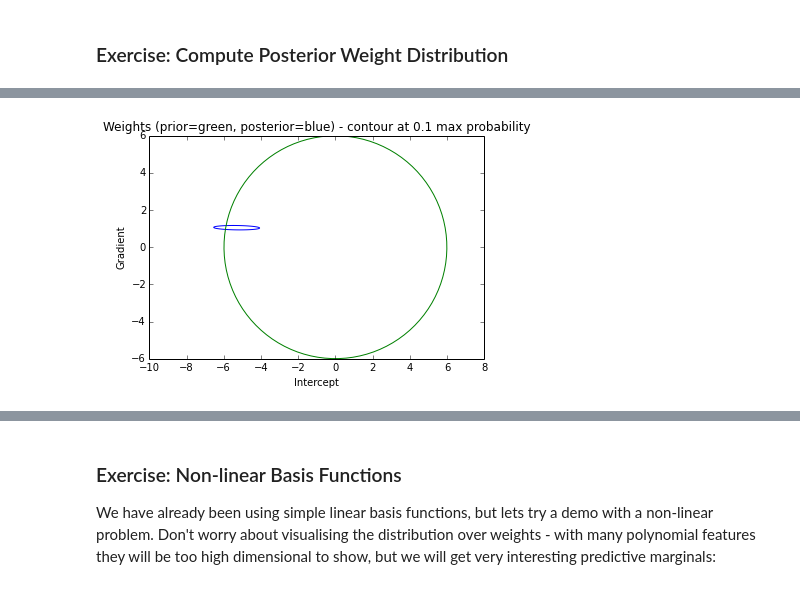
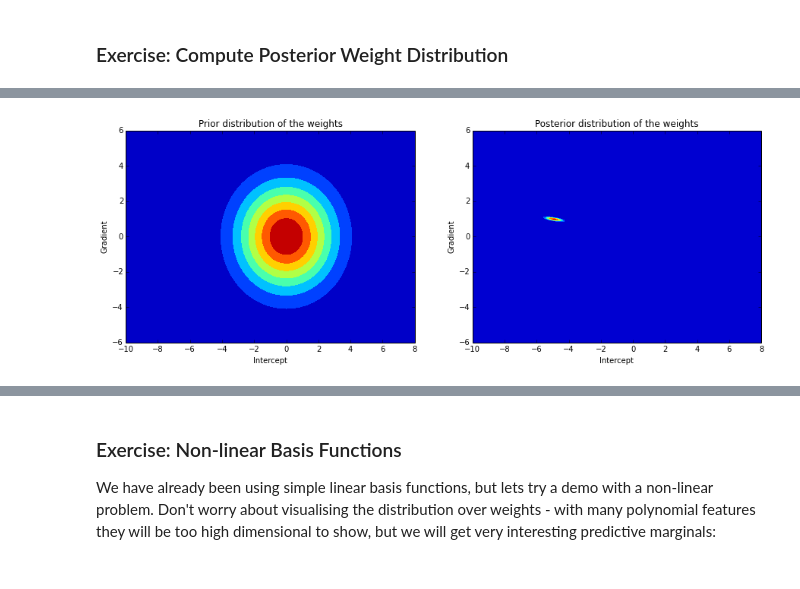
Before and after one commit to NICTA/MLSS, a Jupyter notebook: Linear Regression/linearRegressionAnswers.ipynb, the cells around one changed output, grey strips where cells are left out. Saved outputs shown, nothing was run; the diff lists cells and outputs as text; code cells hidden in the pictures.

```diff
--- a/Linear Regression/linearRegressionAnswers.ipynb
+++ b/Linear Regression/linearRegressionAnswers.ipynb
@@ -471,35 +489,46 @@ pl.show()
 # %%
 # Use 2 features - (1, x) to learn intercept and slope -------------------
 p = 2    # n features...
 n = len(x)
 
 # build a feature vector n*[1, x]
 theta = polyFeatureGen(x,p)
 
 # Define a prior
 alpha = 2**-2           # Weight precision -> Larger alpha 'relaxes' the complexity penalty - try it
 beta  = noiseSTD**-2     # noise inverse standard deviation - cheat and use the real value
 
 # Compute the posterior
 A = beta * theta.T.dot(theta) + alpha * np.eye(p)
 mu_w = beta * linalg.solve(A, theta.T.dot(y))
 
-# Plot a countour ellipse of the weight distribution
-th = np.linspace(0,2*pi,100)
-xy = mu_w - np.log(0.1/2)*linalg.cholesky(linalg.inv(A),lower=False).dot(np.vstack((np.sin(th), np.cos(th))))
+# Plots the countours of the weight distribution
+from scipy.stats import multivariate_normal
+prior = multivariate_normal(np.array([0,0]), (1/alpha) * np.eye(p))
+posterior = multivariate_normal(mu_w[:,0], np.linalg.inv(A))
 
-postpl = pl.plot(xy[0], xy[1],'b')
-xy = np.zeros(mu_w.shape) - np.log(0.1/2)*np.vstack((np.sin(th), np.cos(th)))/np.sqrt(alpha)
-pripl = pl.plot(xy[0], xy[1],'g')
+xtest = np.linspace(-10,8,300)
+ytest = np.linspace(-6,6,300)
+xeva,yeva = np.meshgrid(xtest,ytest)
+pos = np.empty(xeva.shape+(2,))
 
+pos[:,:,0] = xeva
+pos[:,:,1]= yeva
+prior_pdf = prior.pdf(pos)
+posterior_pdf = posterior.pdf(pos)
 
-pl.xlabel('Intercept')
-pl.ylabel('Gradient')
-pl.title('Weights (prior=green, posterior=blue) - contour at 0.1 max probability')
-pl.axis('equal')
+fig,ax = pl.subplots(1,2,figsize = (5*3,5))
+ax[0].contourf(xeva,yeva,prior_pdf)
+ax[1].contourf(xeva,yeva,posterior_pdf)
+ax[0].set_title("Prior distribution of the weights")
+ax[1].set_title("Posterior distribution of the weights")
+ax[0].set_xlabel("Intercept")
+ax[0].set_ylabel("Gradient")
+ax[1].set_xlabel("Intercept")
+ax[1].set_ylabel("Gradient")
 pl.show()
 # %% [output]
-[figure, old version]
+[figure, new version]
 # %% [markdown]
 ### Marginalising over weights
 
```
Also changed, not shown: parts of 20 cells of this notebook, 1 other file.
